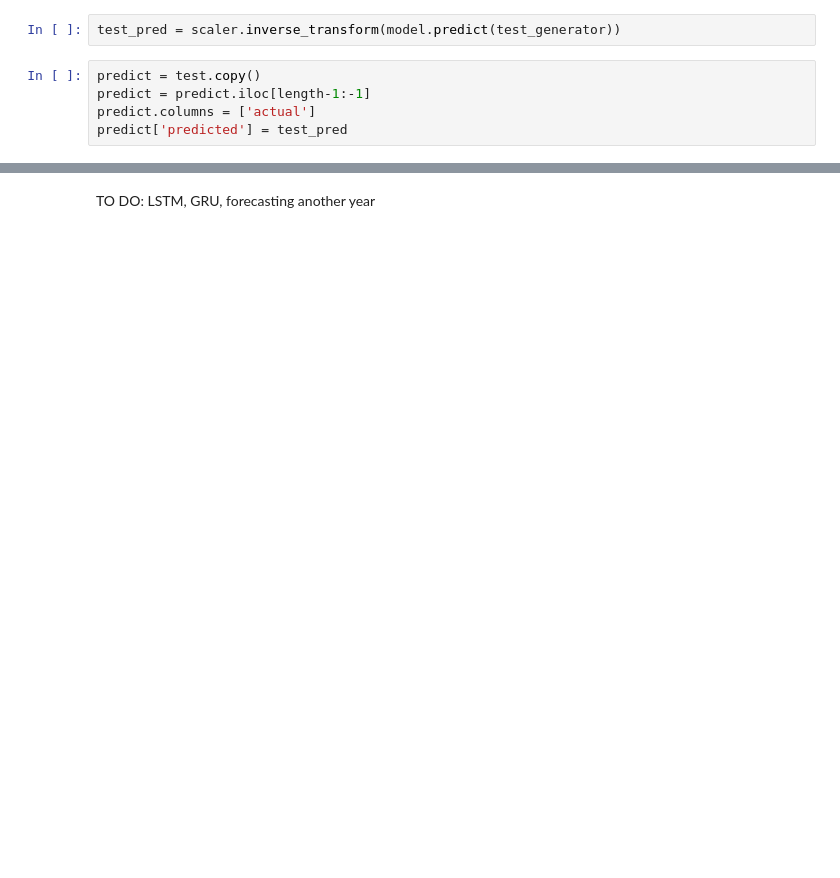
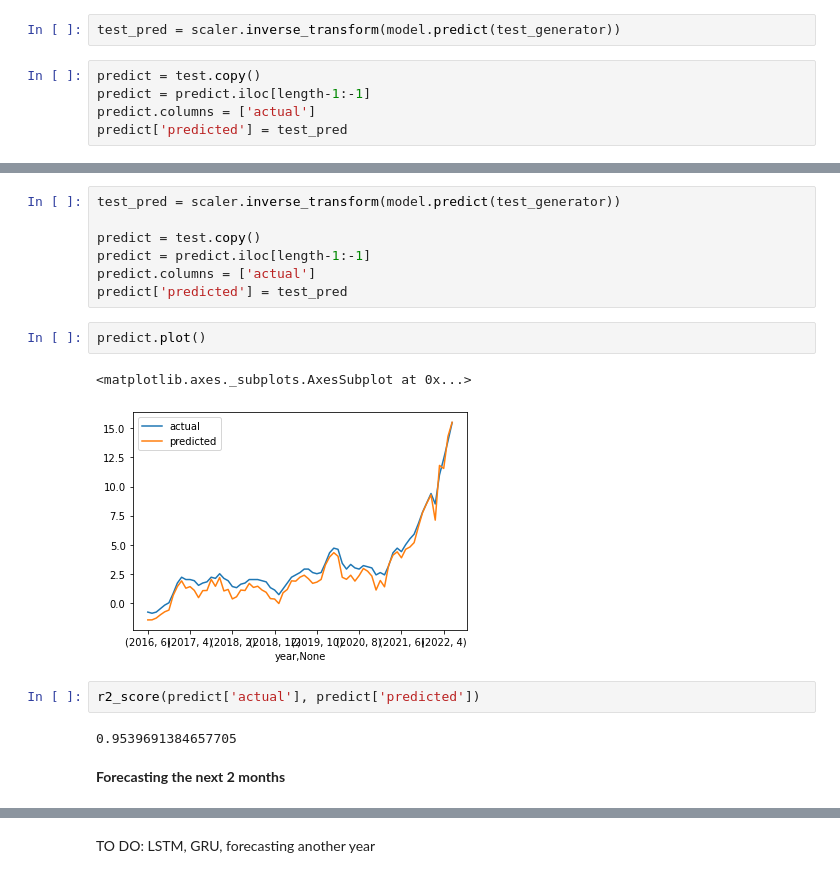
Before and after one commit to monikachudyba/ArtificialNeuralNetworkProjects, a Jupyter notebook: RNN-EconomicIndicators.ipynb, the cells around one changed output, grey strips where cells are left out. Drawn from its saved outputs; the diff is of its cells as text; blank space fills up the shorter version.

```diff
--- a/RNN-EconomicIndicators.ipynb
+++ b/RNN-EconomicIndicators.ipynb
@@ -212,3 +346,21 @@ predict.plot()
+# %%
+test_pred = scaler.inverse_transform(model.predict(test_generator))
+
+predict = test.copy()
+predict = predict.iloc[length-1:-1]
+predict.columns = ['actual']
+predict['predicted'] = test_pred
+# %%
+predict.plot()
+# %% [output]
+<matplotlib.axes._subplots.AxesSubplot at 0x...>
+[figure, added]
+# %%
+r2_score(predict['actual'], predict['predicted'])
+# %% [output]
+0.9539691384657705
+# %% [markdown]
+**Forecasting the next 2 months**
 # %%
 eval_batch = scaled_test[-length:].reshape((1, length, 1))
 august = scaler.inverse_transform(model.predict(eval_batch))
```
Also changed, not shown: parts of 58 cells of this notebook.
